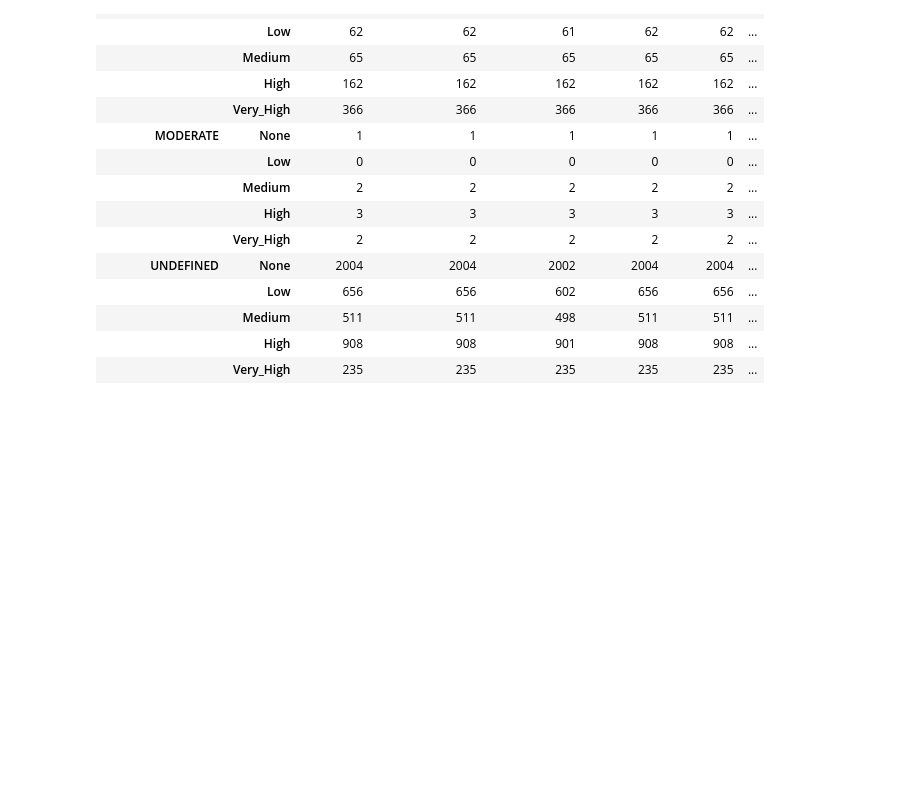
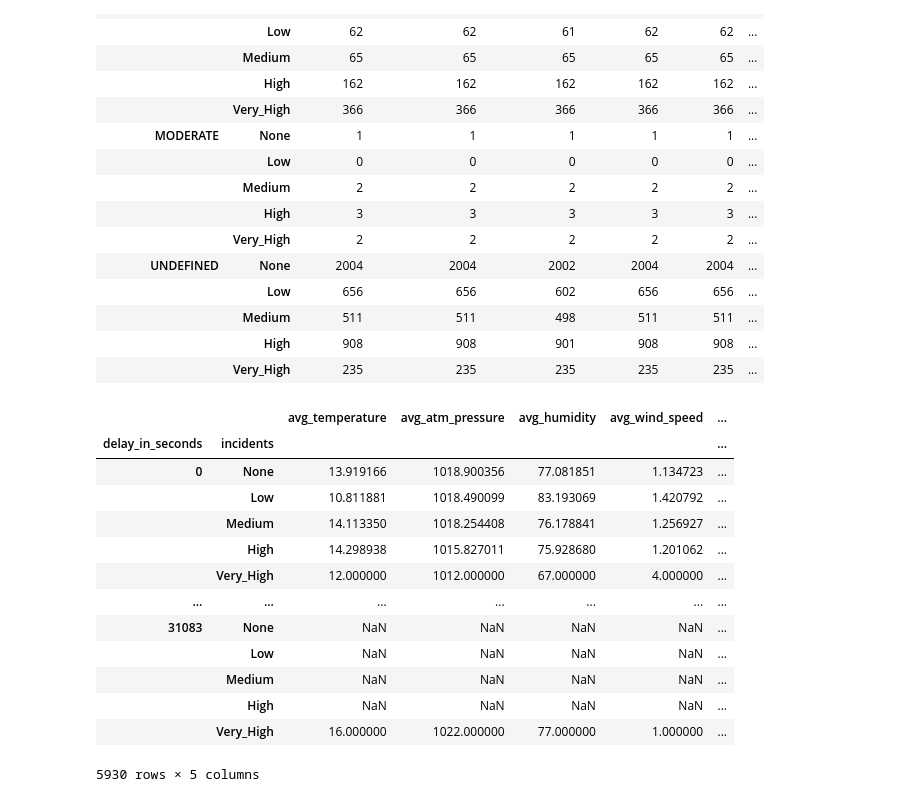
Before and after one commit to gonaloppcc/projetoDAA, a Jupyter notebook: competition/pre_data_analysis.ipynb, the cells around one changed output. Cells and saved outputs as stored; diff of their text form; code cells hidden in the pictures; blank space fills up the shorter version.

```diff
--- a/competition/pre_data_analysis.ipynb
+++ b/competition/pre_data_analysis.ipynb
@@ -218,3 +255,20 @@ train_df.groupby(by=['magnitude_of_delay', 'incidents']).count()
 |  | Medium | 511 | 511 | 498 | 511 | 511 | ... |
 |  | High | 908 | 908 | 901 | 908 | 908 | ... |
 |  | Very_High | 235 | 235 | 235 | 235 | 235 | ... |
+# %%
+train_df.groupby(by=['delay_in_seconds', 'incidents']).mean()
+# %% [output]
+|  |  | avg_temperature | avg_atm_pressure | avg_humidity | avg_wind_speed | ... |
+| delay_in_seconds | incidents |  |  |  |  | ... |
+| 0 | None | 13.919166 | 1018.900356 | 77.081851 | 1.134723 | ... |
+|  | Low | 10.811881 | 1018.490099 | 83.193069 | 1.420792 | ... |
+|  | Medium | 14.113350 | 1018.254408 | 76.178841 | 1.256927 | ... |
+|  | High | 14.298938 | 1015.827011 | 75.928680 | 1.201062 | ... |
+|  | Very_High | 12.000000 | 1012.000000 | 67.000000 | 4.000000 | ... |
+| ... | ... | ... | ... | ... | ... | ... |
+| 31083 | None | NaN | NaN | NaN | NaN | ... |
+|  | Low | NaN | NaN | NaN | NaN | ... |
+|  | Medium | NaN | NaN | NaN | NaN | ... |
+|  | High | NaN | NaN | NaN | NaN | ... |
+|  | Very_High | 16.000000 | 1022.000000 | 77.000000 | 1.000000 | ... |
+5930 rows × 5 columns
```
Also changed, not shown: parts of 22 cells of this notebook, 1 other file.
